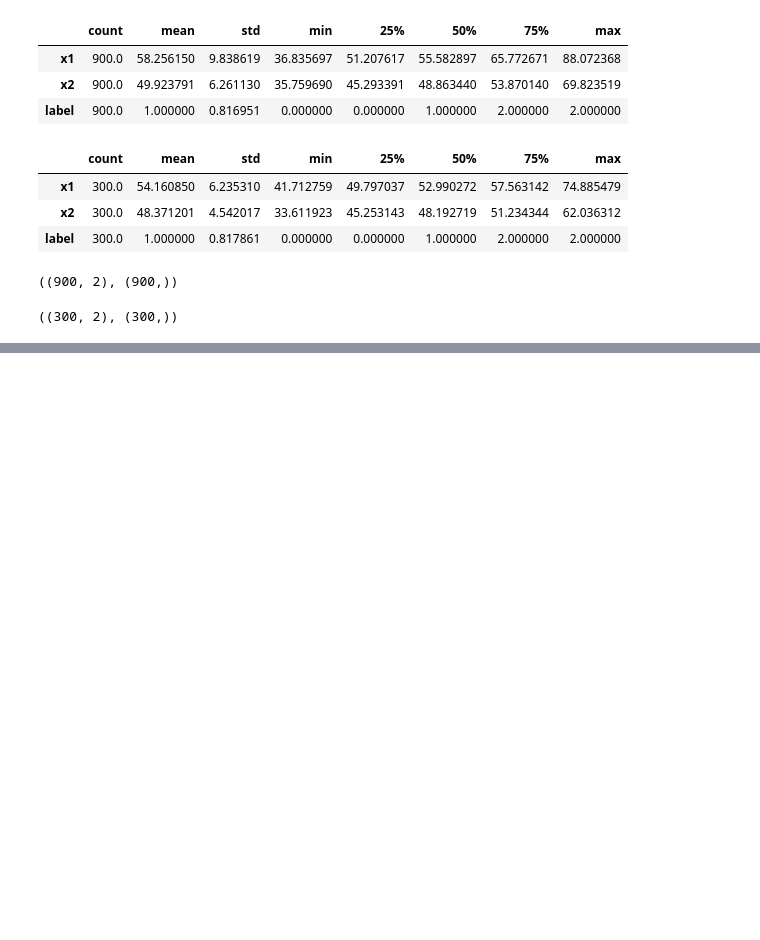
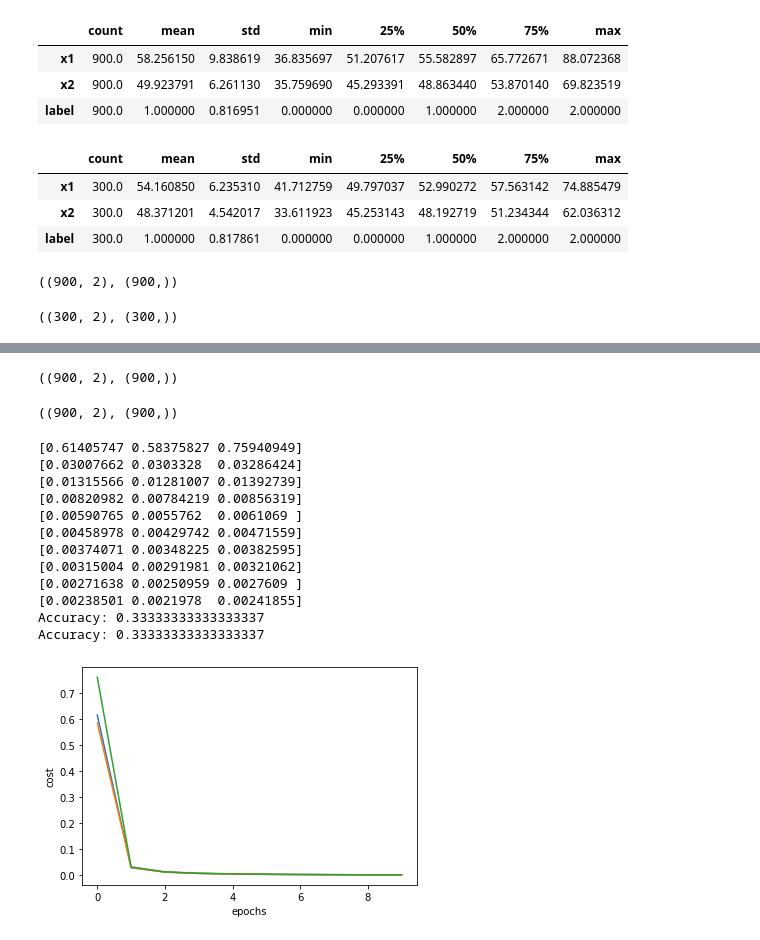
Before and after one commit to nhutnamhcmus/lab-machine-learning-solution, a Jupyter notebook: Lab07/Lab07.ipynb, the cells around one changed output, grey strips where cells are left out. Saved outputs shown, nothing was run; the diff lists cells and outputs as text; code cells hidden in the pictures; blank space fills up the shorter version.

```diff
--- a/Lab07/Lab07.ipynb
+++ b/Lab07/Lab07.ipynb
@@ -162,0 +309,36 @@ weighted avg       0.70      0.64      0.63       300
+# %%
+X_train = train.drop(['label'], axis=1)
+y_train = train.label
+
+X_test = train.drop(['label'], axis=1)
+y_test = train.label
+# %%
+X_train.shape, y_train.shape
+# %% [output]
+((900, 2), (900,))
+# %%
+X_test.shape, y_test.shape
+# %% [output]
+((900, 2), (900,))
+# %%
+layers_dims = [2, 5, 5, 3]
+
+nn = NeuralNetwork(layers_dims)
+nn.fit(X_train.values, y_train.values, learning_rate=0.1, n_iterations=1000)
+nn.predict(X_train.values, y_train.values)
+nn.predict(X_test.values, y_test.values)
+nn.plot_cost()
+# %% [output]
+[0.61405747 0.58375827 0.75940949]
+[0.03007662 0.0303328  0.03286424]
+[0.01315566 0.01281007 0.01392739]
+[0.00820982 0.00784219 0.00856319]
+[0.00590765 0.0055762  0.0061069 ]
+[0.00458978 0.00429742 0.00471559]
+[0.00374071 0.00348225 0.00382595]
+[0.00315004 0.00291981 0.00321062]
+[0.00271638 0.00250959 0.0027609 ]
+[0.00238501 0.0021978  0.00241855]
+Accuracy: 0.33333333333333337
+Accuracy: 0.33333333333333337
+[figure, added]
```
Also changed, not shown: parts of 7 cells of this notebook, 5 other files.
